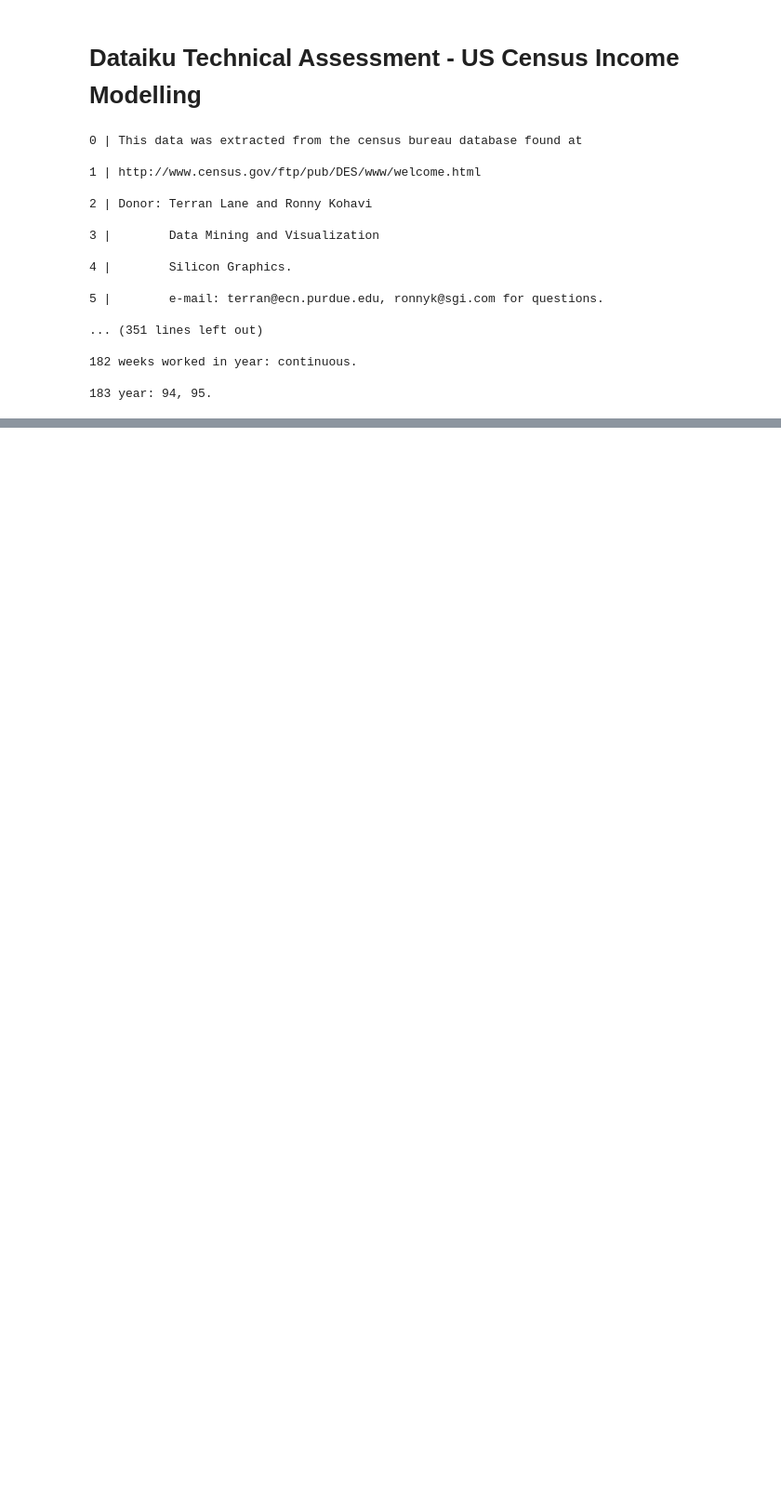
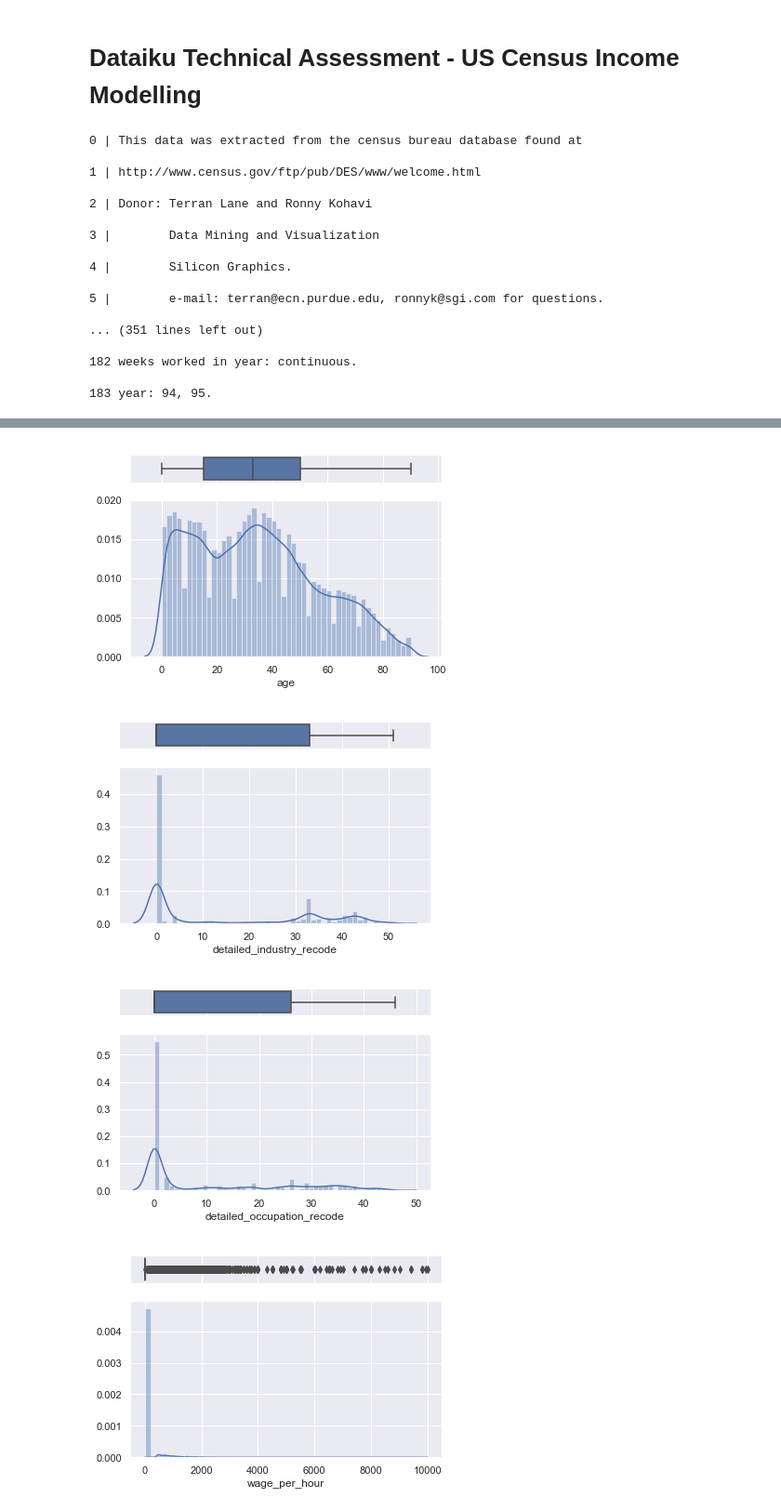
Before and after one commit to AdamJelley/US-Census-Income-Modelling, a Jupyter notebook: US_CensusIncomeModelling.ipynb, the cells around one changed output, grey strips where cells are left out. Shown at 93% size. Drawn from its saved outputs; the diff is of its cells as text; code cells hidden in the pictures; blank space fills up the shorter version.

```diff
--- a/US_CensusIncomeModelling.ipynb
+++ b/US_CensusIncomeModelling.ipynb
@@ -68,0 +164,16 @@ us_census_train.head(50)
+# %%
+for i, col in enumerate(us_census_train.select_dtypes(['int64'])):
+    # Cut the window in 2 parts
+    fig, ax = plt.subplots(nrows=2, ncols=1, sharex=True, gridspec_kw={"height_ratios": (.15, .85)})
+
+    # Add a graph in each part
+    sns.boxplot(us_census_train[col], ax=ax[0])
+    sns.distplot(us_census_train[col], ax=ax[1])
+
+    # Remove x axis name for the boxplot
+    ax[0].set(xlabel='')
+# %% [output]
+[figure, added]
+[figure, added]
+[figure, added]
+[figure, added]
```
Also changed, not shown: parts of 16 cells of this notebook.
